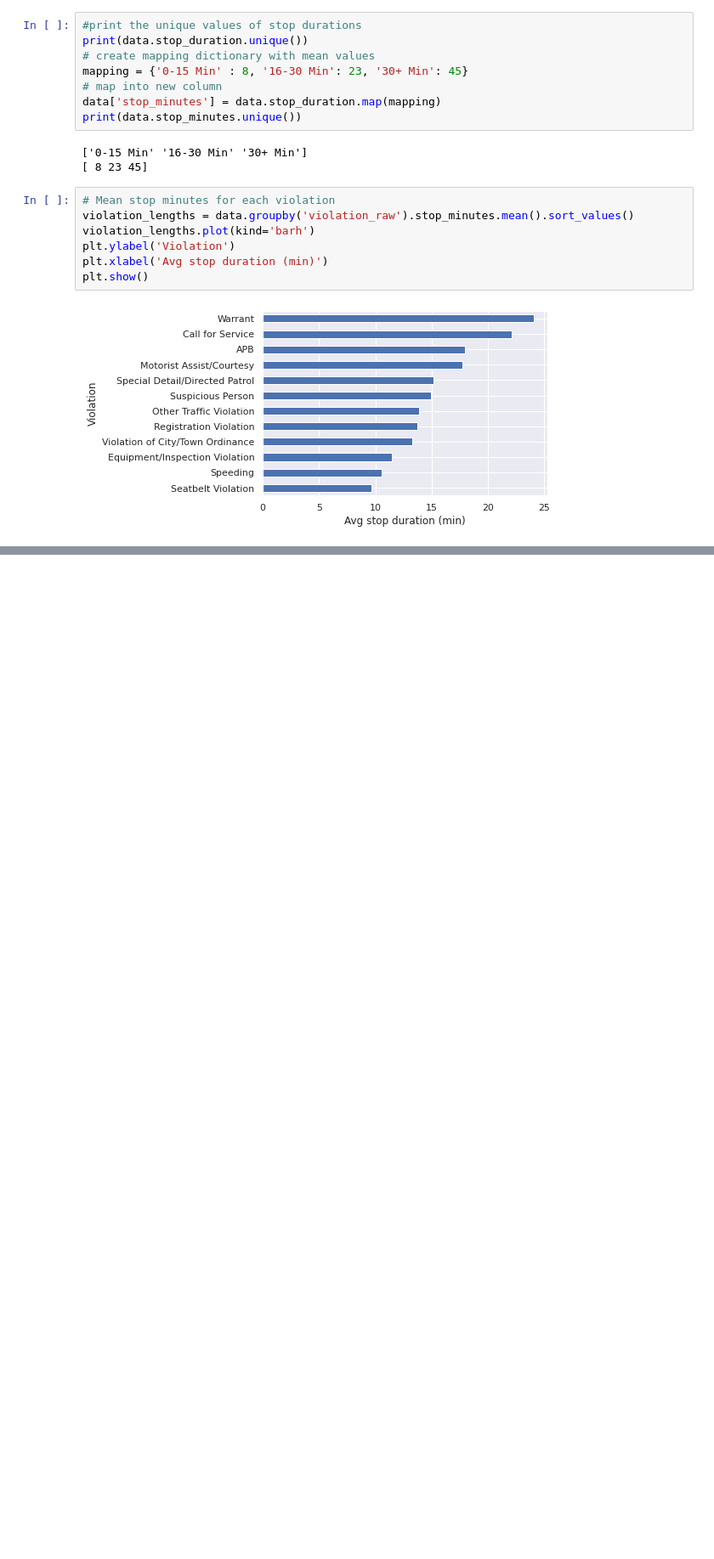
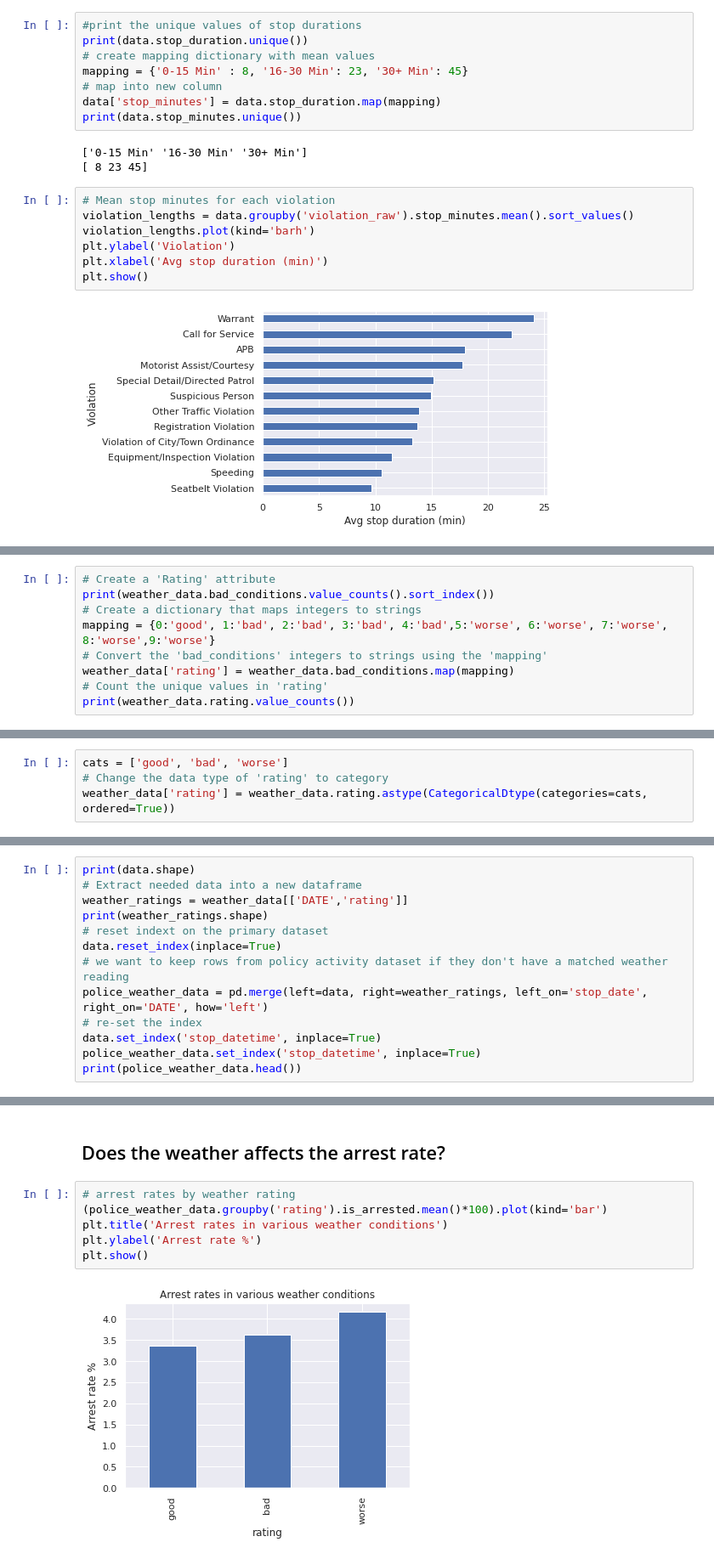
Before and after one commit to jafar-albadarneh/data-science-pot, a Jupyter notebook: Analyzing_Police_Activity.ipynb, the cells around one changed output, grey strips where cells are left out. Shown at 85% size. Cells and saved outputs as stored; diff of their text form; blank space fills up the shorter version.

```diff
--- a/Analyzing_Police_Activity.ipynb
+++ b/Analyzing_Police_Activity.ipynb
@@ -272,0 +341,9 @@ plt.show()
+# %%
+# Create a 'Rating' attribute
+print(weather_data.bad_conditions.value_counts().sort_index())
+# Create a dictionary that maps integers to strings
+mapping = {0:'good', 1:'bad', 2:'bad', 3:'bad', 4:'bad',5:'worse', 6:'worse', 7:'worse', 8:'worse',9:'worse'}
+# Convert the 'bad_conditions' integers to strings using the 'mapping'
+weather_data['rating'] = weather_data.bad_conditions.map(mapping)
+# Count the unique values in 'rating'
+print(weather_data.rating.value_counts())
@@ -272,0 +372,4 @@ plt.show()
+# %%
+cats = ['good', 'bad', 'worse']
+# Change the data type of 'rating' to category
+weather_data['rating'] = weather_data.rating.astype(CategoricalDtype(categories=cats, ordered=True))
@@ -272,0 +386,13 @@ plt.show()
+# %%
+print(data.shape)
+# Extract needed data into a new dataframe
+weather_ratings = weather_data[['DATE','rating']]
+print(weather_ratings.shape)
+# reset indext on the primary dataset
+data.reset_index(inplace=True)
+# we want to keep rows from policy activity dataset if they don't have a matched weather reading
+police_weather_data = pd.merge(left=data, right=weather_ratings, left_on='stop_date', right_on='DATE', how='left')
+# re-set the index
+data.set_index('stop_datetime', inplace=True)
+police_weather_data.set_index('stop_datetime', inplace=True)
+print(police_weather_data.head())
@@ -272,0 +411,10 @@ plt.show()
+# %% [markdown]
+## Does the weather affects the arrest rate?
+# %%
+# arrest rates by weather rating
+(police_weather_data.groupby('rating').is_arrested.mean()*100).plot(kind='bar')
+plt.title('Arrest rates in various weather conditions')
+plt.ylabel('Arrest rate %')
+plt.show()
+# %% [output]
+[figure, added]
```
Also changed, not shown: parts of 19 cells of this notebook.
